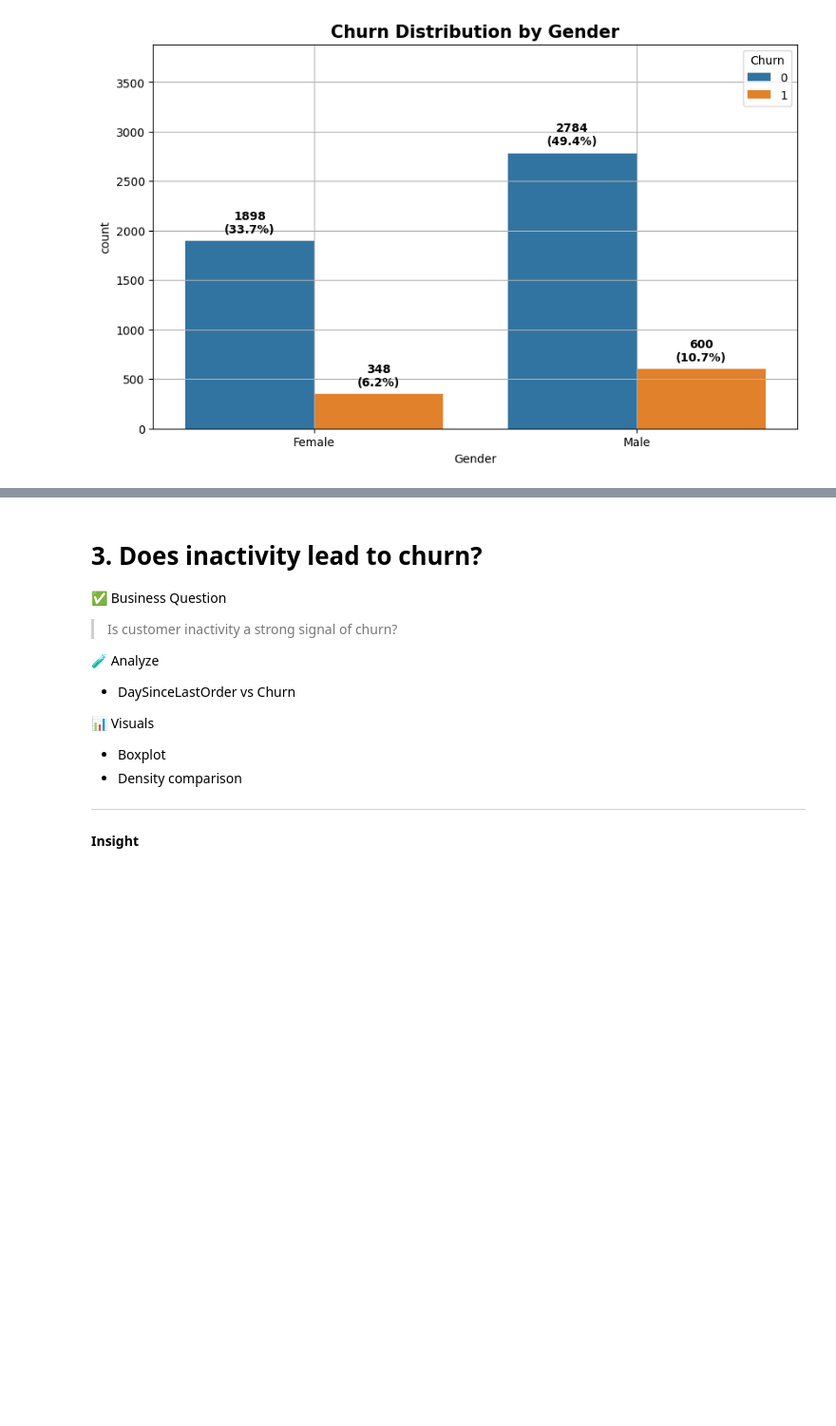
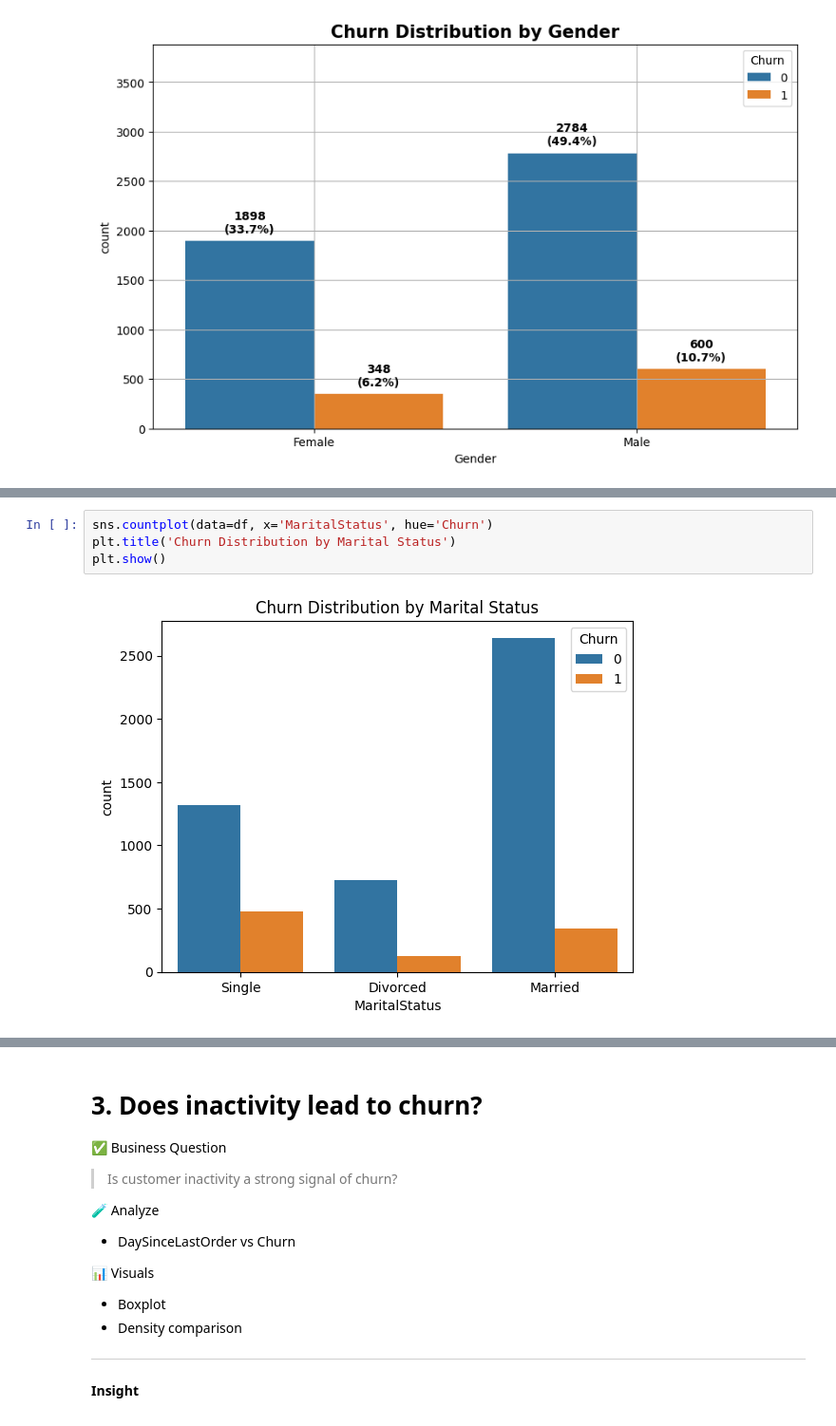
Before and after one commit to shivamtyagi577/E-commerce-Customer-End-to-End-Churn, a Jupyter notebook: Customer_Churn_Analysis_E_Commerce.ipynb, the cells around one changed output, grey strips where cells are left out. Shown at 95% size. Drawn from its saved outputs; the diff is of its cells as text; blank space fills up the shorter version.

```diff
--- a/Customer_Churn_Analysis_E_Commerce.ipynb
+++ b/Customer_Churn_Analysis_E_Commerce.ipynb
@@ -632,0 +641,6 @@ plt.show()
+# %%
+sns.countplot(data=df, x='MaritalStatus', hue='Churn')
+plt.title('Churn Distribution by Marital Status')
+plt.show()
+# %% [output]
+[figure, added]
```
Also changed, not shown: parts of 22 cells of this notebook.
